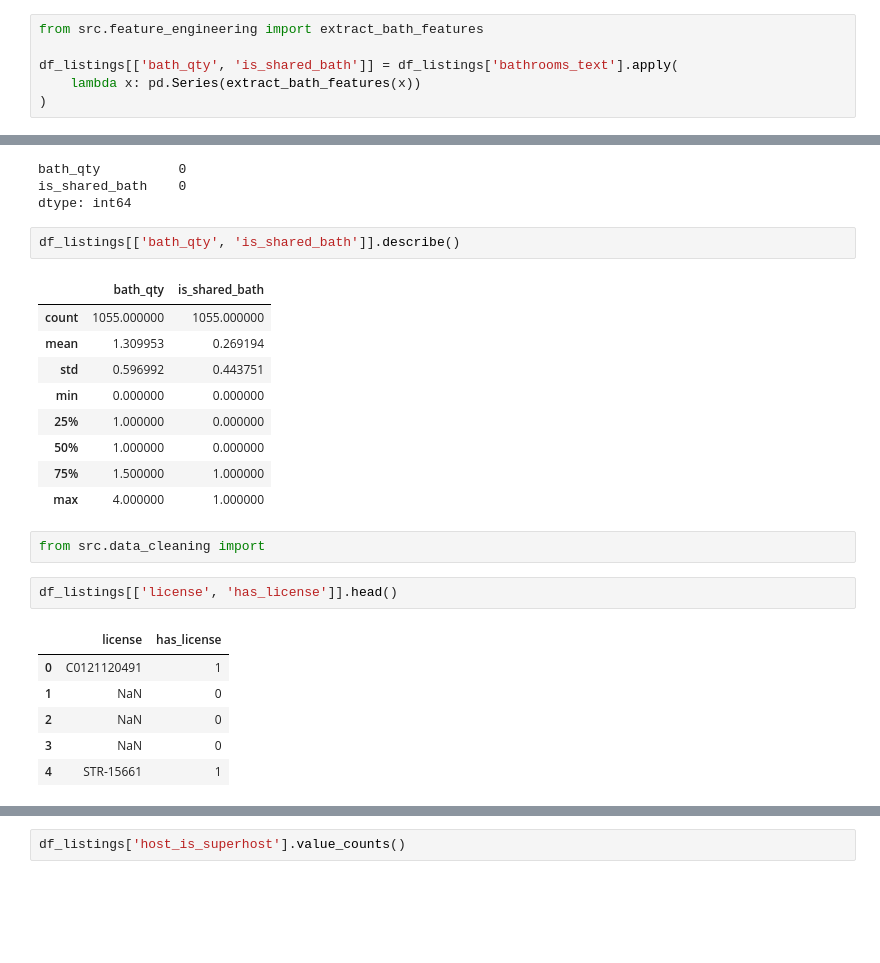
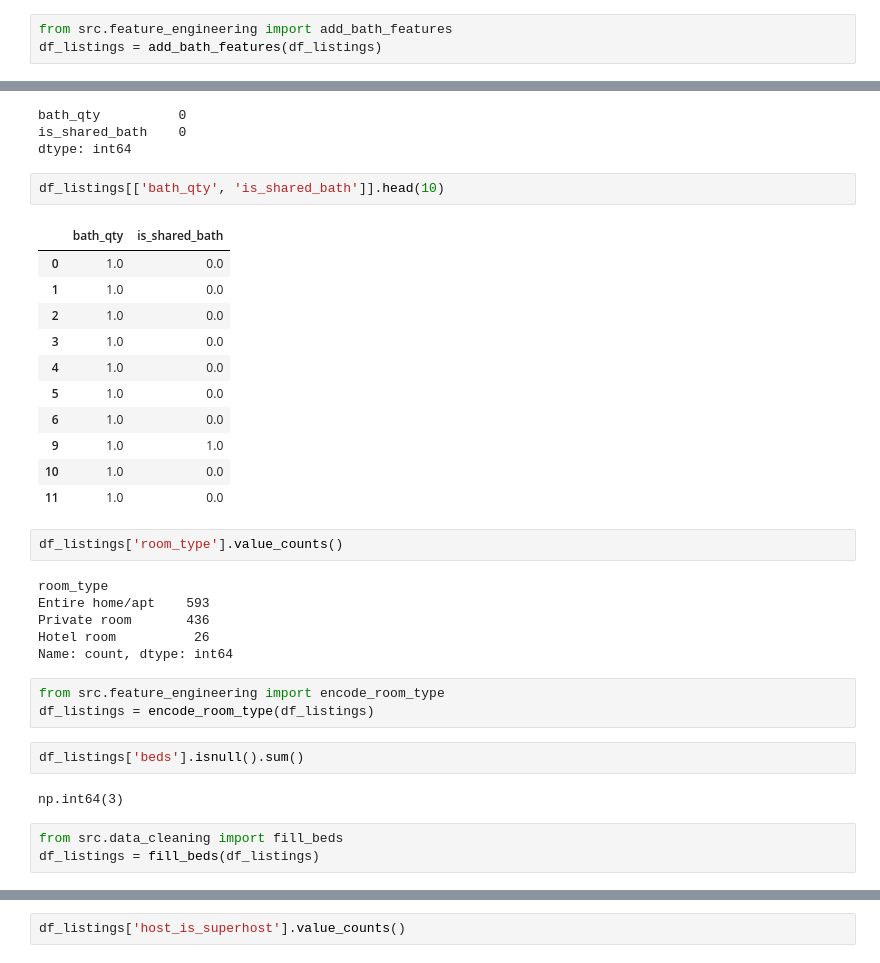
Before and after one commit to baokhanhth/Group01_Data_Analysis, a Jupyter notebook: notebooks/data_processing.ipynb, the cells around one changed output, grey strips where cells are left out. Saved outputs shown, nothing was run; the diff lists cells and outputs as text; blank space fills up the shorter version.

```diff
--- a/notebooks/data_processing.ipynb
+++ b/notebooks/data_processing.ipynb
@@ -383,11 +403,8 @@ np.int64(1)
 from src.data_cleaning import fill_bathrooms_text
 df_listings = fill_bathrooms_text(df_listings)
 # %%
-from src.feature_engineering import extract_bath_features
-
-df_listings[['bath_qty', 'is_shared_bath']] = df_listings['bathrooms_text'].apply(
-    lambda x: pd.Series(extract_bath_features(x))
-)
+from src.feature_engineering import add_bath_features
+df_listings = add_bath_features(df_listings)
 # %%
 df_listings[['bath_qty', 'is_shared_bath']].isnull().sum()
 # %% [output]
@@ -395,25 +412,34 @@ bath_qty          0
 is_shared_bath    0
 dtype: int64
 # %%
-df_listings[['bath_qty', 'is_shared_bath']].describe()
+df_listings[['bath_qty', 'is_shared_bath']].head(10)
 # %% [output]
 |  | bath_qty | is_shared_bath |
-| count | 1055.000000 | 1055.000000 |
-| mean | 1.309953 | 0.269194 |
-| std | 0.596992 | 0.443751 |
-| min | 0.000000 | 0.000000 |
-| 25% | 1.000000 | 0.000000 |
-| 50% | 1.000000 | 0.000000 |
-| 75% | 1.500000 | 1.000000 |
-| max | 4.000000 | 1.000000 |
+| 0 | 1.0 | 0.0 |
+| 1 | 1.0 | 0.0 |
+| 2 | 1.0 | 0.0 |
+| 3 | 1.0 | 0.0 |
+| 4 | 1.0 | 0.0 |
+| 5 | 1.0 | 0.0 |
+| 6 | 1.0 | 0.0 |
+| 9 | 1.0 | 1.0 |
+| 10 | 1.0 | 0.0 |
+| 11 | 1.0 | 0.0 |
 # %%
-from src.data_cleaning import
+df_listings['room_type'].value_counts()
+# %% [output]
+room_type
+Entire home/apt    593
+Private room       436
+Hotel room          26
+Name: count, dtype: int64
-# %%
-df_listings[['license', 'has_license']].head()
-# %% [output]
-|  | license | has_license |
-| 0 | C0121120491 | 1 |
-| 1 | NaN | 0 |
-| 2 | NaN | 0 |
-| 3 | NaN | 0 |
-| 4 | STR-15661 | 1 |
+# %%
+from src.feature_engineering import encode_room_type
+df_listings = encode_room_type(df_listings)
+# %%
+df_listings['beds'].isnull().sum()
+# %% [output]
+np.int64(3)
+# %%
+from src.data_cleaning import fill_beds
+df_listings = fill_beds(df_listings)
```
Also changed, not shown: parts of 96 cells of this notebook, 4 other files.
